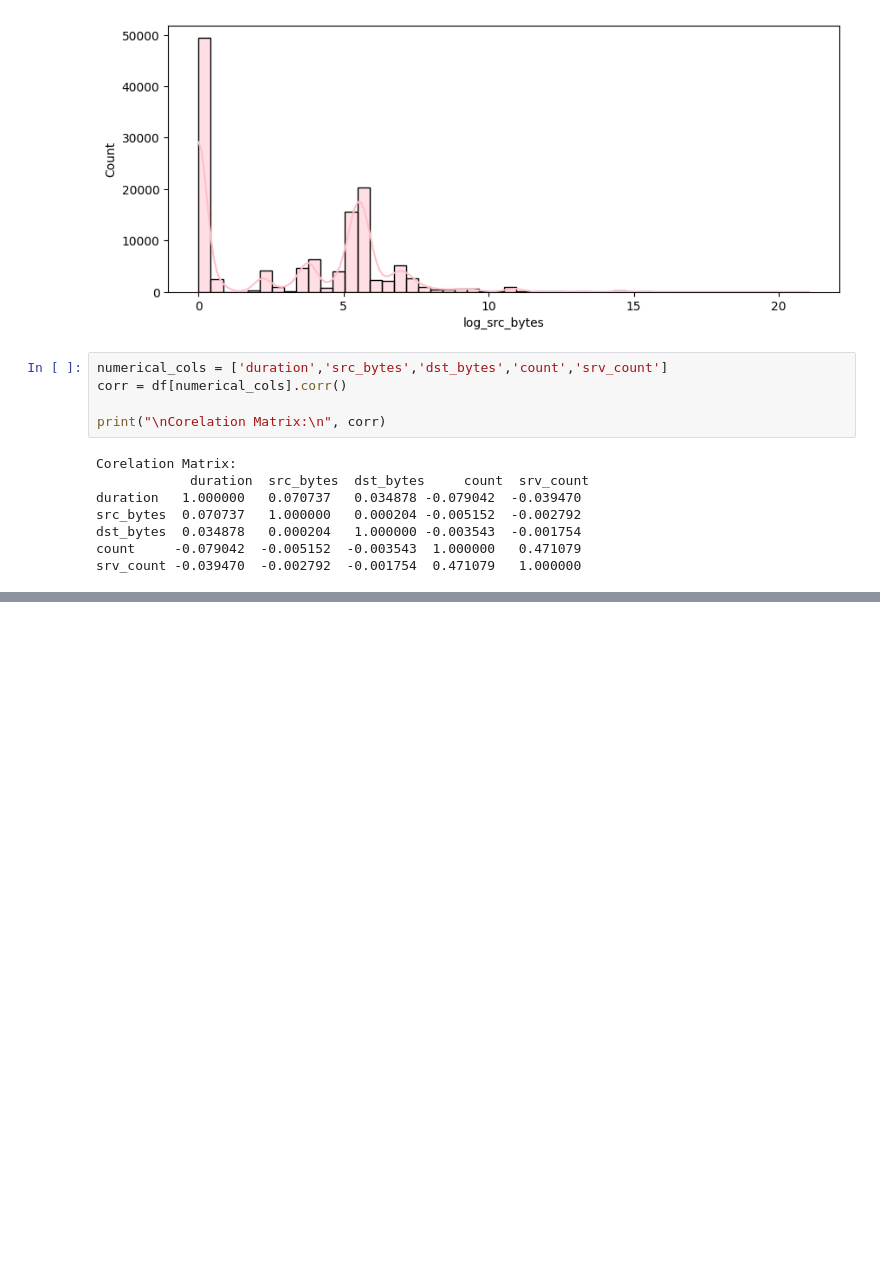
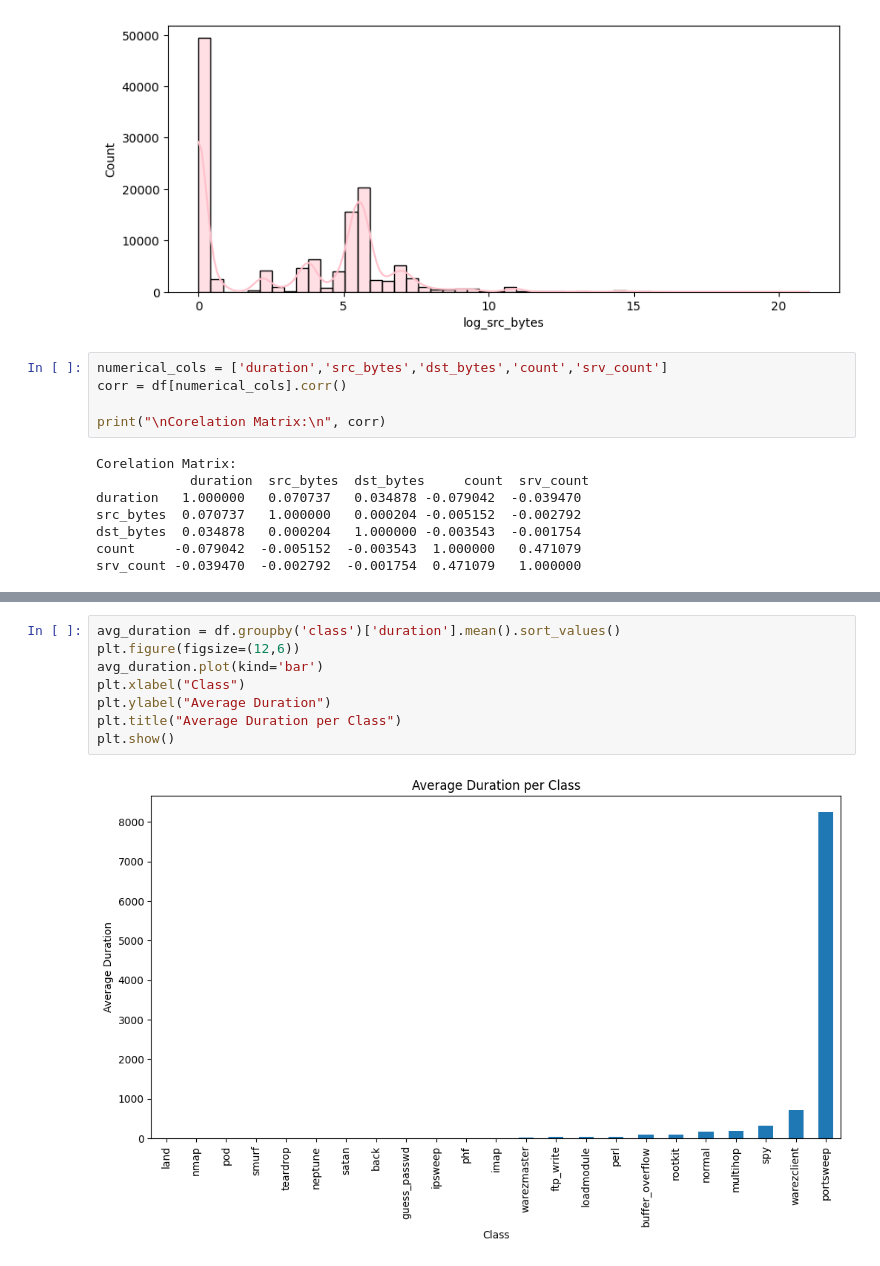
Before and after one commit to mailech/SentinelNet-AI-Powered-Network-Intrusion-Detection-System-, a Jupyter notebook: notebooks/intrusion_detection.ipynb, the cells around one changed output, grey strips where cells are left out. Drawn from its saved outputs; the diff is of its cells as text; blank space fills up the shorter version.

```diff
--- a/notebooks/intrusion_detection.ipynb
+++ b/notebooks/intrusion_detection.ipynb
@@ -401,0 +412,10 @@ plt.show()
+# %%
+avg_duration = df.groupby('class')['duration'].mean().sort_values()
+plt.figure(figsize=(12,6))
+avg_duration.plot(kind='bar')
+plt.xlabel("Class")
+plt.ylabel("Average Duration")
+plt.title("Average Duration per Class")
+plt.show()
+# %% [output]
+[figure, added]
```
Also changed, not shown: parts of 10 cells of this notebook.
